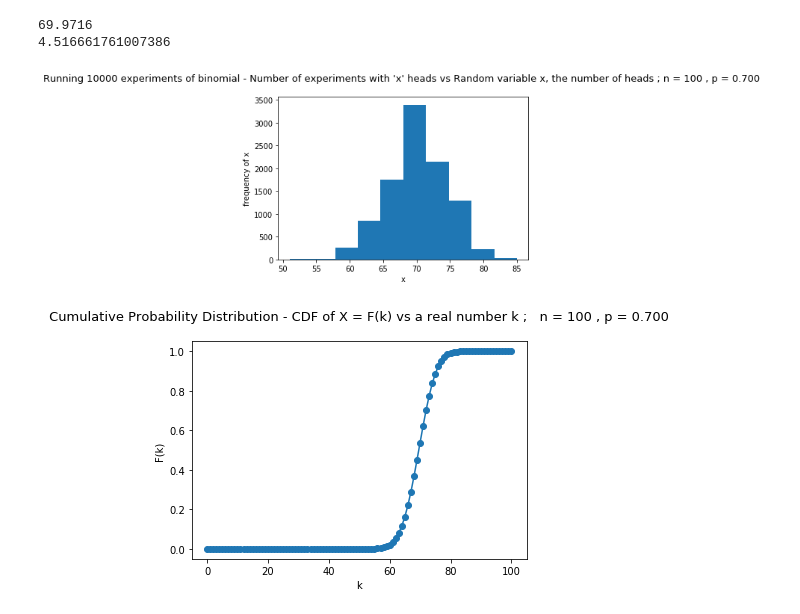
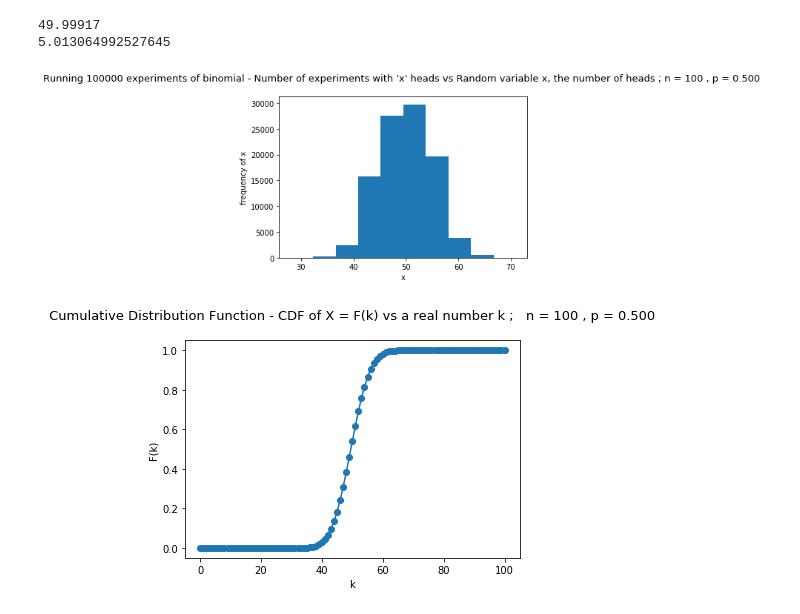
Before and after one commit to anantham/Math, a Jupyter notebook: Inverse transformation method.ipynb, the cells around one changed output. Cells and saved outputs as stored; diff of their text form; code cells hidden in the pictures.

```diff
--- a/Inverse transformation method.ipynb
+++ b/Inverse transformation method.ipynb
@@ -4,14 +4,15 @@
 
 # probability integral transform
 
-# A) for the binomial distribution
+# A) for the Binomial distribution
 
 import numpy as np
 from scipy.stats import binom
 import matplotlib.pyplot as plt
 
+# 10k gives nice normal distribution from Y = F(k)
 num = 100 # number of coins tossed
-prob = 0.7 # probability of heads
+prob = 0.5 # probability of heads
 k = np.arange(0, num+1) # total number of heads
 
 # Probability Mass Function f(k) = Prob(X = k)
@@ -28,32 +29,38 @@ plt.show()
 # %%
-sim = 10000 # number of simulations
+sim = 100000 # number of simulations
 binNo = 10
 
 binomial = binom.rvs(n = num, p = prob, size = sim) # an array of the results of 'sim' no of experiments
 
 print(np.mean(binomial))
 print(np.std(binomial, ddof = 1)) # Bessel's correction, i.e. the use of n − 1 for the sample variance
 
 plt.hist(binomial, bins = binNo)
 plt.title("Running %i experiments of binomial - Number of experiments with 'x' heads vs Random variable x, the number of heads ; n = %i , p = %.3f \n" % (sim, num, prob), fontsize = 13)
 plt.xlabel("x") # the random variable
 plt.ylabel("frequency of x")
 plt.show()
+
+# Drawing 'sim' number of samples from the X probability distribution and it's Histogram
 # %% [output]
-69.9716
-4.516661761007386
+49.99917
+5.013064992527645
-[figure, old version]
+[figure, new version]
 # %%
-# The CDF of the binomial distribution
+# The CDF of the binomial distribution R -> [0,1]
 # F(k) is the (limiting) fraction of samples that lie below k OR how often do we see rv take on values below k?
 Cprob = binom.cdf(k, num, prob)
+
 plt.plot(k, Cprob, 'o-')
-plt.title(" Cumulative Probability Distribution - CDF of X = F(k) vs a real number k ;   n = %i , p = %.3f \n" % (num,prob), fontsize = 13)
+plt.title(" Cumulative Distribution Function - CDF of X = F(k) vs a real number k ;   n = %i , p = %.3f \n" % (num,prob), fontsize = 13)
 plt.xlabel("k") # the random variable
 plt.ylabel("F(k)")
 plt.show()
+
+#print(Cprob)
+# Cumulative Distribution Function
 # %% [output]
-[figure, old version]
+[figure, new version]
 # %%
 # F(k) or F_X(k) = Prob(X ≤ k) = int_{-infty}^{k} pdfX(t) dt = p
 # F(k) = p or F-1(p) = k || NOTE that p belongs to [0,1]
```
Also changed, not shown: parts of 8 cells of this notebook, 1 other file.
